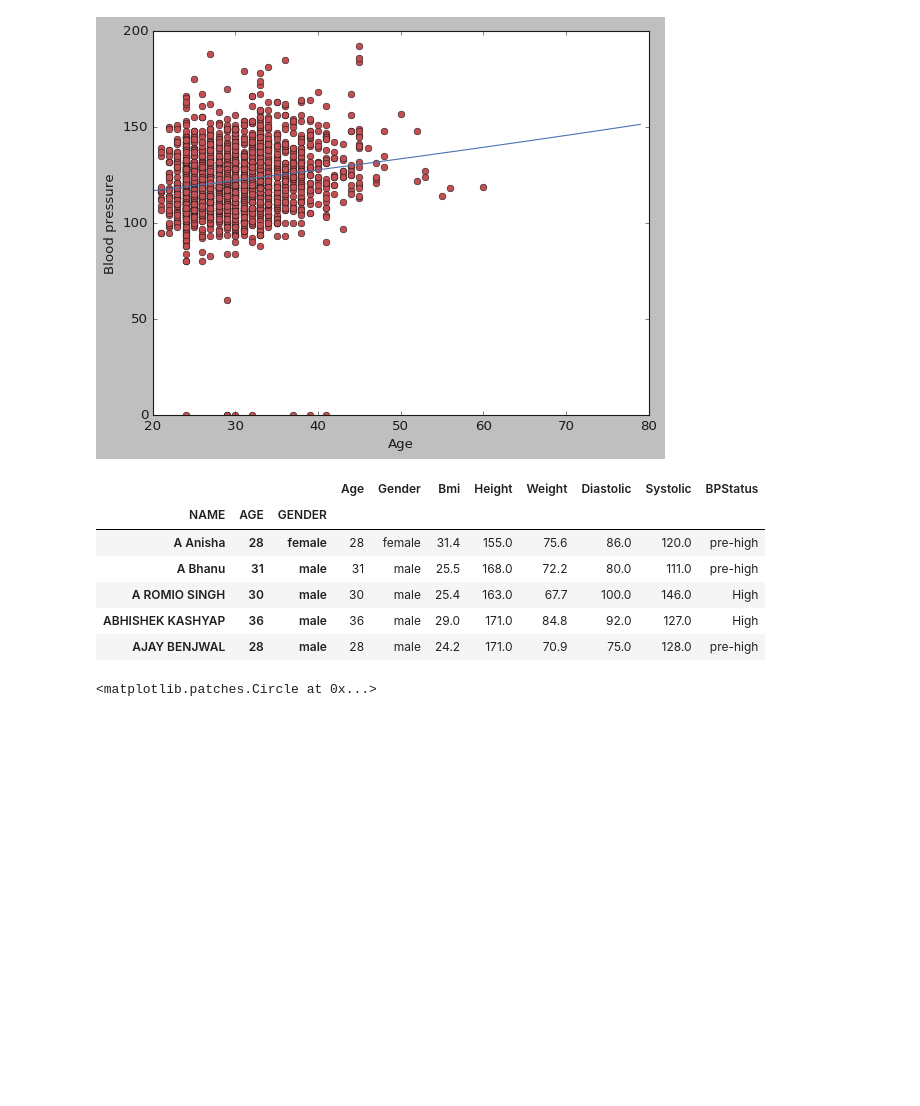
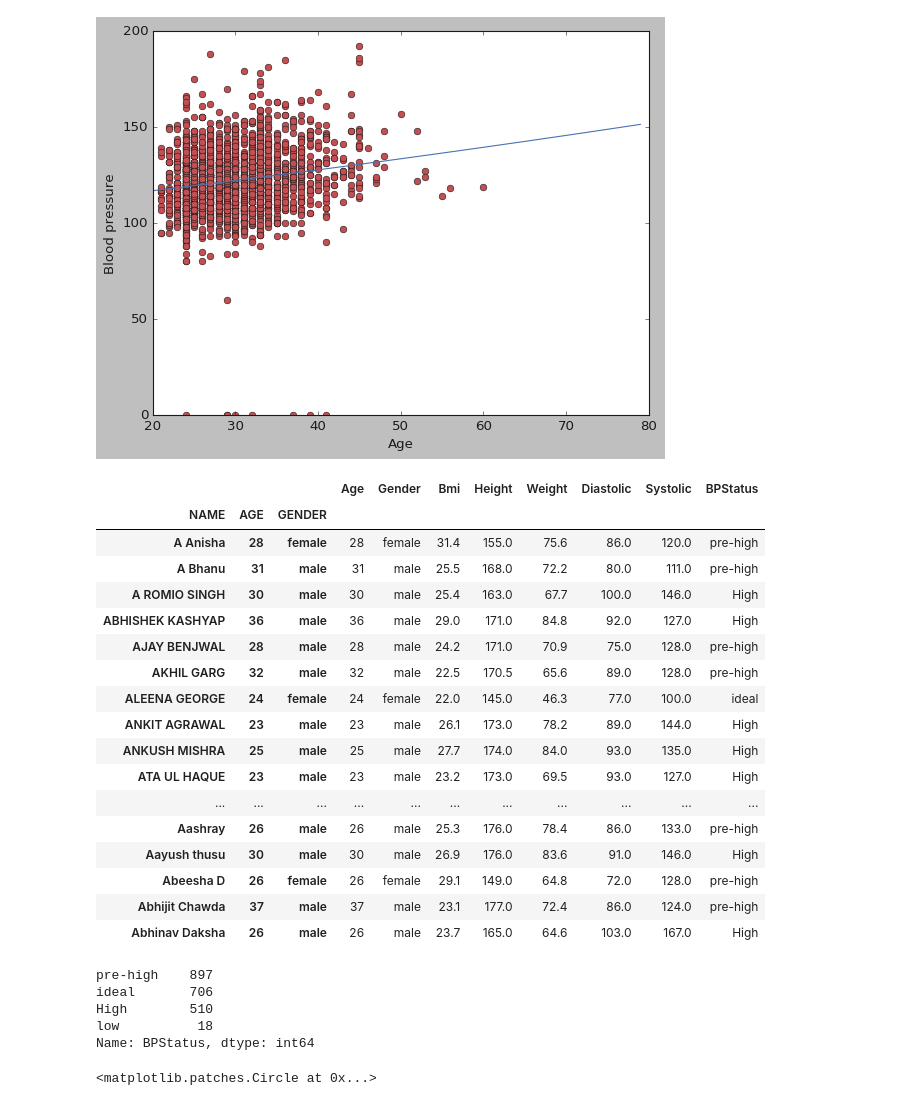
Before and after one commit to Ishanbhatia98/Niroggyan, a Jupyter notebook: Get_active_data_analysis/notebooks/BP_analysis.ipynb, the cells around one changed output. Cells and saved outputs as stored; diff of their text form; code cells hidden in the pictures; blank space fills up the shorter version.

```diff
--- a/Get_active_data_analysis/notebooks/BP_analysis.ipynb
+++ b/Get_active_data_analysis/notebooks/BP_analysis.ipynb
@@ -190,34 +192,53 @@ Text(0, 0.5, 'Blood pressure')
 # %%
 #Giving status according to BMI
 '''
 low = (bp.Diastolic<60)&(bp.Systolic<90)
 ideal = (bp.Diastolic<80)&(bp.Systolic<120)
 prehigh = (bp.Diastolic<90)&(bp.Systolic<140)
 high = (bp.Diastolic<100)&(bp.Systolic<190)
 '''
 def convert_status_to_description(x):
     if (x.Diastolic<60)&(x.Systolic<90):
         return 'low'
     elif (x.Diastolic<80)&(x.Systolic<120):
         return 'ideal'
     elif (x.Diastolic<90)&(x.Systolic<140):
         return 'pre-high'
     else:
         return 'High'
 
 bp['BPStatus'] = bp.apply(convert_status_to_description,axis=1)
-bp.head()
+bp.head(20)
 # %% [output]
 |  |  |  | Age | Gender | Bmi | Height | Weight | Diastolic | Systolic | BPStatus |
 | NAME | AGE | GENDER |  |  |  |  |  |  |  |  |
 | A Anisha | 28 | female | 28 | female | 31.4 | 155.0 | 75.6 | 86.0 | 120.0 | pre-high |
 | A Bhanu | 31 | male | 31 | male | 25.5 | 168.0 | 72.2 | 80.0 | 111.0 | pre-high |
 | A ROMIO SINGH | 30 | male | 30 | male | 25.4 | 163.0 | 67.7 | 100.0 | 146.0 | High |
 | ABHISHEK KASHYAP | 36 | male | 36 | male | 29.0 | 171.0 | 84.8 | 92.0 | 127.0 | High |
 | AJAY BENJWAL | 28 | male | 28 | male | 24.2 | 171.0 | 70.9 | 75.0 | 128.0 | pre-high |
+| AKHIL GARG | 32 | male | 32 | male | 22.5 | 170.5 | 65.6 | 89.0 | 128.0 | pre-high |
+| ALEENA GEORGE | 24 | female | 24 | female | 22.0 | 145.0 | 46.3 | 77.0 | 100.0 | ideal |
+| ANKIT AGRAWAL | 23 | male | 23 | male | 26.1 | 173.0 | 78.2 | 89.0 | 144.0 | High |
+| ANKUSH MISHRA | 25 | male | 25 | male | 27.7 | 174.0 | 84.0 | 93.0 | 135.0 | High |
+| ATA UL HAQUE | 23 | male | 23 | male | 23.2 | 173.0 | 69.5 | 93.0 | 127.0 | High |
+| ... | ... | ... | ... | ... | ... | ... | ... | ... | ... | ... |
+| Aashray | 26 | male | 26 | male | 25.3 | 176.0 | 78.4 | 86.0 | 133.0 | pre-high |
+| Aayush thusu | 30 | male | 30 | male | 26.9 | 176.0 | 83.6 | 91.0 | 146.0 | High |
+| Abeesha D | 26 | female | 26 | female | 29.1 | 149.0 | 64.8 | 72.0 | 128.0 | pre-high |
+| Abhijit Chawda | 37 | male | 37 | male | 23.1 | 177.0 | 72.4 | 86.0 | 124.0 | pre-high |
+| Abhinav Daksha | 26 | male | 26 | male | 23.7 | 165.0 | 64.6 | 103.0 | 167.0 | High |
 # %%
 bpmales= bp[bp.Gender=='male']
 bpfemales = bp[bp.Gender=='female']
+# %%
+bp.BPStatus.value_counts()
+# %% [output]
+pre-high    897
+ideal       706
+High        510
+low          18
+Name: BPStatus, dtype: int64
 # %%
 people = bp['Gender'].value_counts()
 categories = bp['BPStatus'].value_counts()
```
Also changed, not shown: parts of 8 cells of this notebook, 30 other files.
